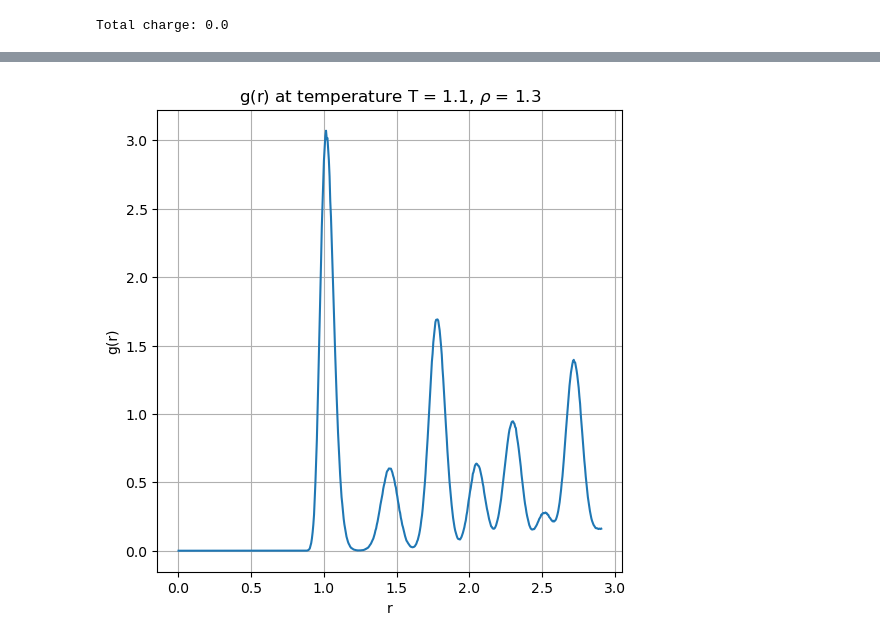
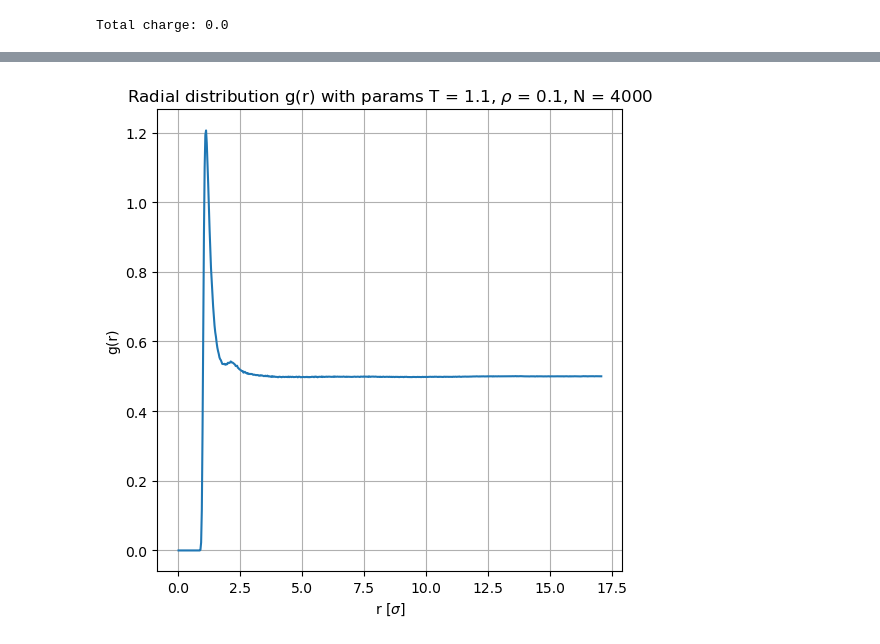
Before and after one commit to Sparisi01/montecarlo_particles_simulation, a Jupyter notebook: data_analysis.ipynb, the cells around one changed output, grey strips where cells are left out. Drawn from its saved outputs; the diff is of its cells as text; code cells hidden in the pictures.

```diff
--- a/data_analysis.ipynb
+++ b/data_analysis.ipynb
@@ -104,15 +102,15 @@ plt.show()
 # %%
 data = np.loadtxt("output/radial_distribution.csv", delimiter=";")
 
 # Plot
 plt.figure(figsize=(6, 6))
 plt.plot(data[:,0], data[:,1])
 
-plt.title(r"g(r) at temperature T = 1.1, $\rho$ = 1.3")
-plt.xlabel("r")
+plt.title(r"Radial distribution g(r) with params T = 1.1, $\rho$ = 0.1, N = 4000")
+plt.xlabel(r"r [$\sigma$]")
 plt.ylabel("g(r)")
 
 plt.grid(True)
 plt.show()
 # %% [output]
-[figure, old version]
+[figure, new version]
```
Also changed, not shown: parts of 6 cells of this notebook, 5 other files.
